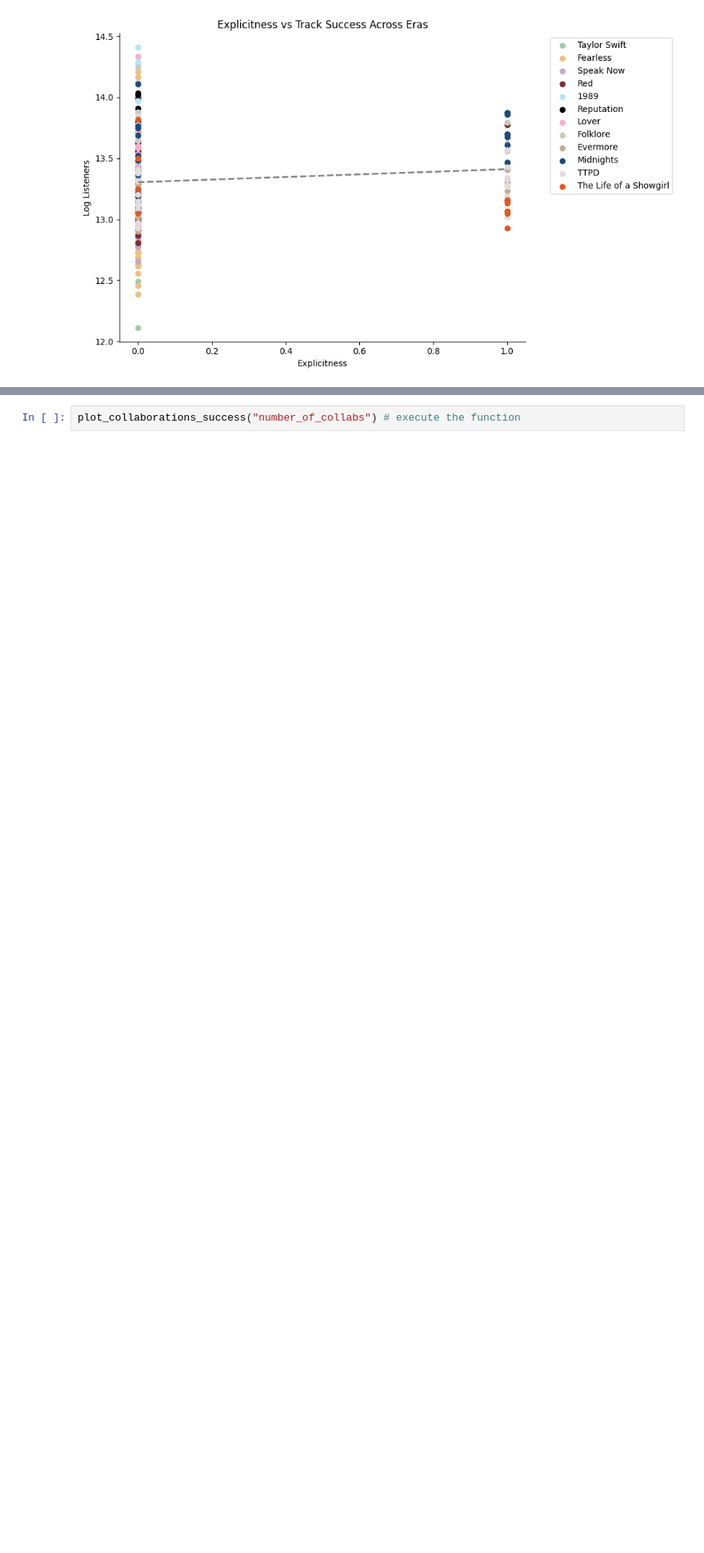
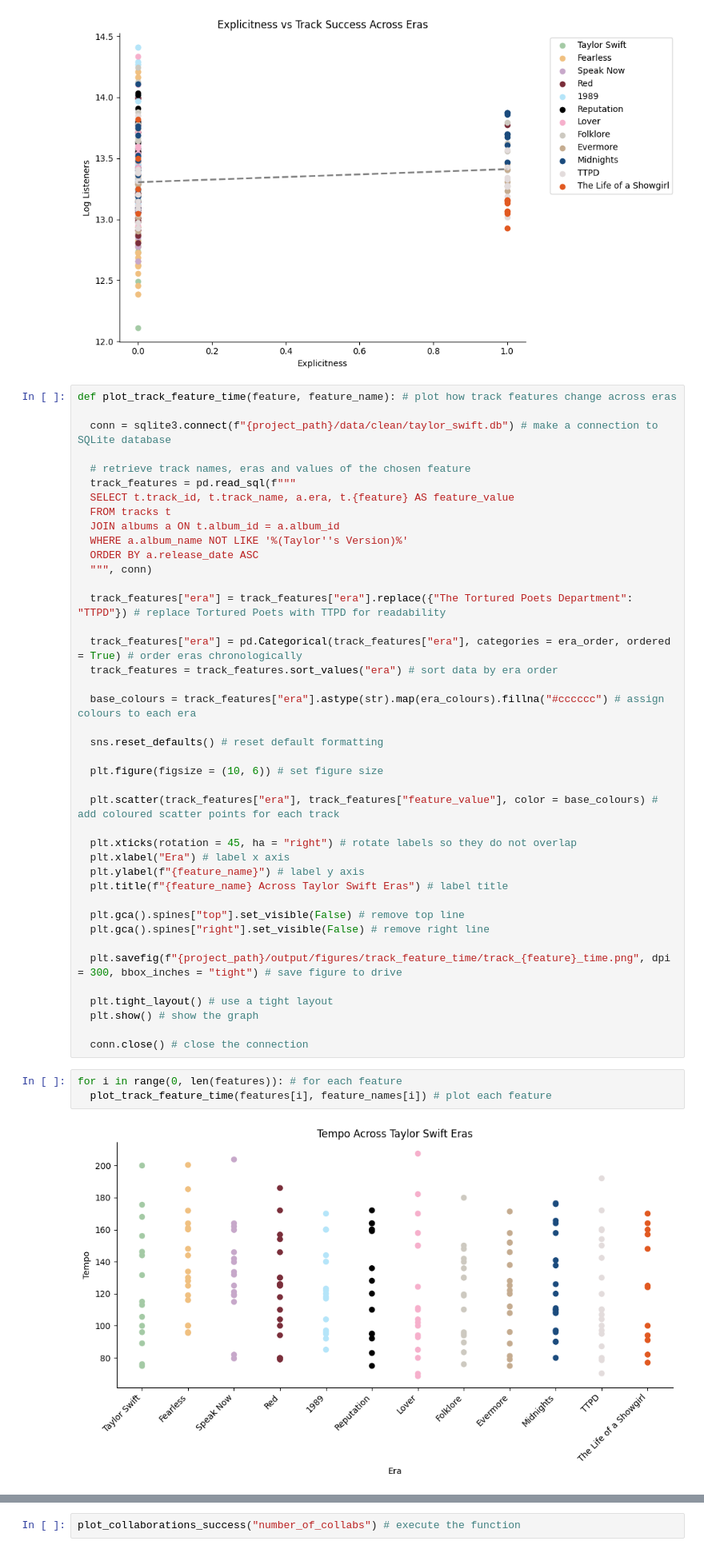
Before and after one commit to haskinse/bee2041_empirical_project, a Jupyter notebook: source_code/04_analysis.ipynb, the cells around one changed output, grey strips where cells are left out. Shown at 80% size. Cells and saved outputs as stored; diff of their text form; blank space fills up the shorter version.

Commit message:
Created graphs tracking individual song features over time.

```diff
--- a/source_code/04_analysis.ipynb
+++ b/source_code/04_analysis.ipynb
@@ -400,3 +400,49 @@ for i in range(0, len(features)): # for each feature
 [figure]
 [figure]
 [figure]
+# %%
+def plot_track_feature_time(feature, feature_name): # plot how track features change across eras
+
+  conn = sqlite3.connect(f"{project_path}/data/clean/taylor_swift.db") # make a connection to SQLite database
+
+  # retrieve track names, eras and values of the chosen feature
+  track_features = pd.read_sql(f"""
+  SELECT t.track_id, t.track_name, a.era, t.{feature} AS feature_value
+  FROM tracks t
+  JOIN albums a ON t.album_id = a.album_id
+  WHERE a.album_name NOT LIKE '%(Taylor''s Version)%'
+  ORDER BY a.release_date ASC
+  """, conn)
+
+  track_features["era"] = track_features["era"].replace({"The Tortured Poets Department": "TTPD"}) # replace Tortured Poets with TTPD for readability
+
+  track_features["era"] = pd.Categorical(track_features["era"], categories = era_order, ordered = True) # order eras chronologically
+  track_features = track_features.sort_values("era") # sort data by era order
+
+  base_colours = track_features["era"].astype(str).map(era_colours).fillna("#cccccc") # assign colours to each era
+
+  sns.reset_defaults() # reset default formatting
+
+  plt.figure(figsize = (10, 6)) # set figure size
+
+  plt.scatter(track_features["era"], track_features["feature_value"], color = base_colours) # add coloured scatter points for each track
+
+  plt.xticks(rotation = 45, ha = "right") # rotate labels so they do not overlap
+  plt.xlabel("Era") # label x axis
+  plt.ylabel(f"{feature_name}") # label y axis
+  plt.title(f"{feature_name} Across Taylor Swift Eras") # label title
+
+  plt.gca().spines["top"].set_visible(False) # remove top line
+  plt.gca().spines["right"].set_visible(False) # remove right line
+
+  plt.savefig(f"{project_path}/output/figures/track_feature_time/track_{feature}_time.png", dpi = 300, bbox_inches = "tight") # save figure to drive
+
+  plt.tight_layout() # use a tight layout
+  plt.show() # show the graph
+
+  conn.close() # close the connection
+# %%
+for i in range(0, len(features)): # for each feature
+  plot_track_feature_time(features[i], feature_names[i]) # plot each feature
+# %% [output]
+[figure, added]
```
Also changed, not shown: parts of 3 cells of this notebook.
